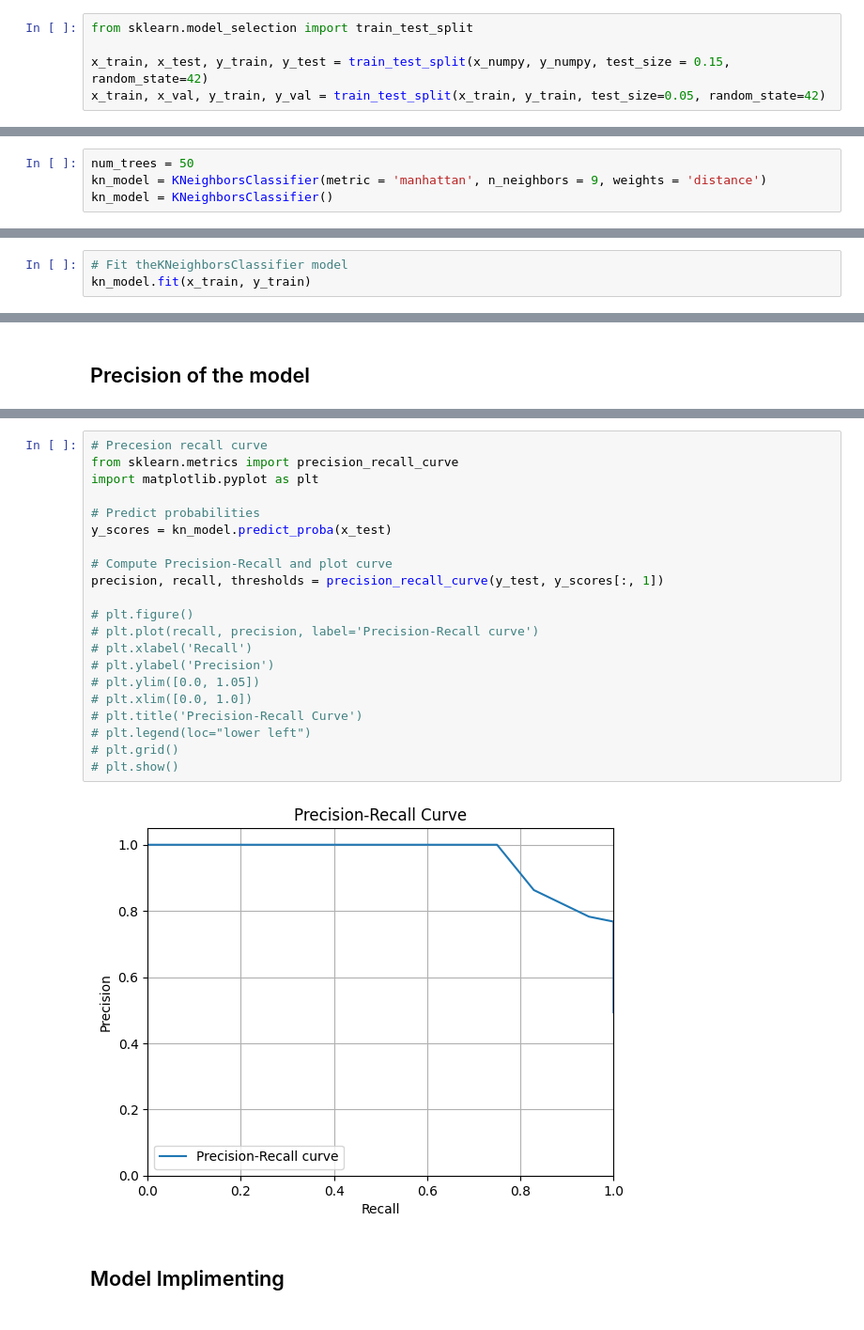
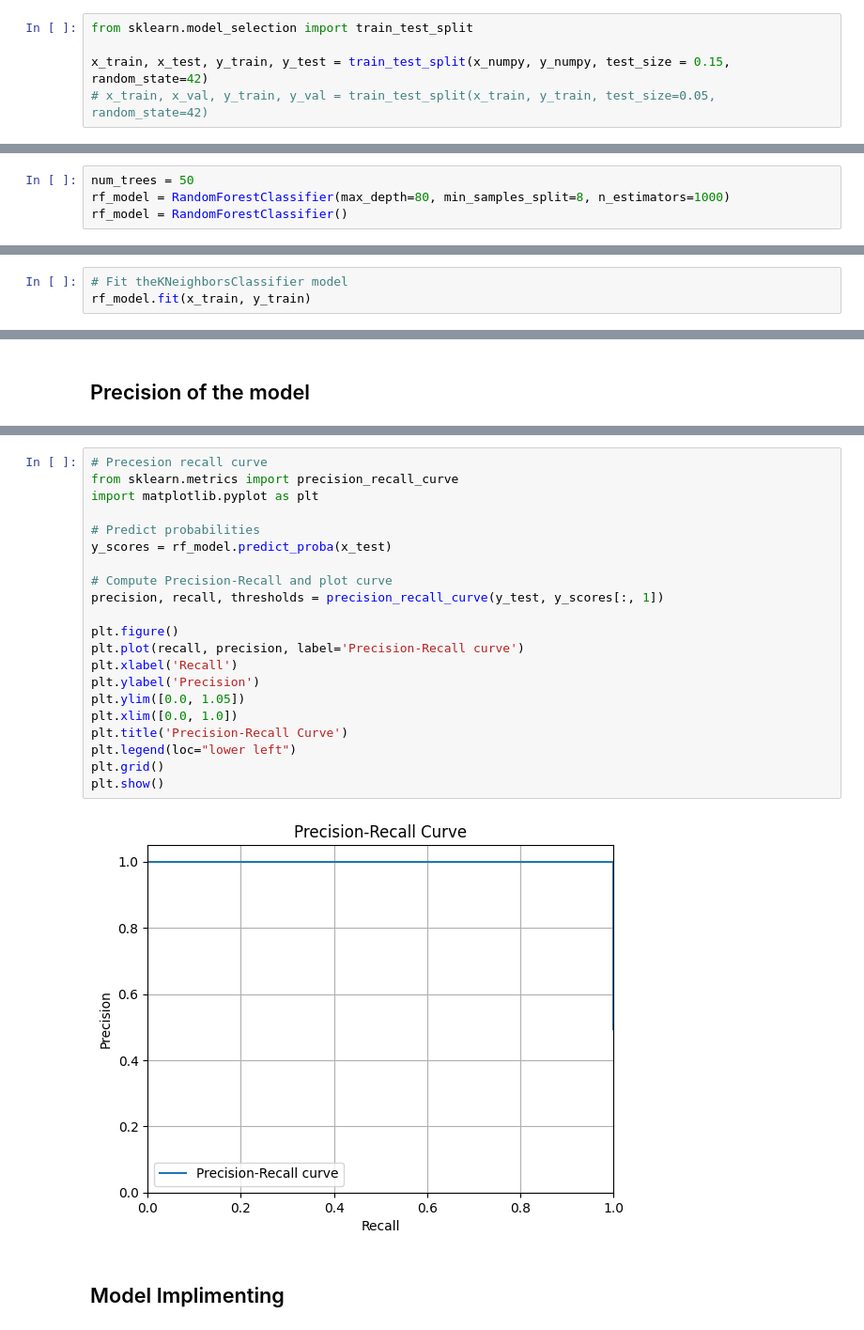
Before and after one commit to Bubu02/Heart_Disease_Recognition_Model, a Jupyter notebook: Heart Disease Prediction.ipynb, the cells around one changed output, grey strips where cells are left out. Shown at 94% size. Drawn from its saved outputs; the diff is of its cells as text.

```diff
--- a/Heart Disease Prediction.ipynb
+++ b/Heart Disease Prediction.ipynb
@@ -179,7 +169,7 @@ print(type(y_numpy))
 from sklearn.model_selection import train_test_split
 
 x_train, x_test, y_train, y_test = train_test_split(x_numpy, y_numpy, test_size = 0.15, random_state=42)
-x_train, x_val, y_train, y_val = train_test_split(x_train, y_train, test_size=0.05, random_state=42)
+# x_train, x_val, y_train, y_val = train_test_split(x_train, y_train, test_size=0.05, random_state=42)
 # %%
 print(y_train)
 print(x_train)
@@ -295,10 +285,10 @@ print (clf.best_params_)
 # %%
 num_trees = 50
-kn_model = KNeighborsClassifier(metric = 'manhattan', n_neighbors = 9, weights = 'distance')
-kn_model = KNeighborsClassifier()
+rf_model = RandomForestClassifier(max_depth=80, min_samples_split=8, n_estimators=1000)
+rf_model = RandomForestClassifier()
 # %% [markdown]
 ## Model Training
 # %%
 # Fit theKNeighborsClassifier model
-kn_model.fit(x_train, y_train)
+rf_model.fit(x_train, y_train)
 # %% [output]
@@ -396,26 +384,26 @@ F1: 0.8505547890124312
 # %%
 # Precesion recall curve
 from sklearn.metrics import precision_recall_curve
 import matplotlib.pyplot as plt
 
 # Predict probabilities
-y_scores = kn_model.predict_proba(x_test)
+y_scores = rf_model.predict_proba(x_test)
 
 # Compute Precision-Recall and plot curve
 precision, recall, thresholds = precision_recall_curve(y_test, y_scores[:, 1])
 
-# plt.figure()
-# plt.plot(recall, precision, label='Precision-Recall curve')
-# plt.xlabel('Recall')
-# plt.ylabel('Precision')
-# plt.ylim([0.0, 1.05])
-# plt.xlim([0.0, 1.0])
-# plt.title('Precision-Recall Curve')
-# plt.legend(loc="lower left")
-# plt.grid()
-# plt.show()
+plt.figure()
+plt.plot(recall, precision, label='Precision-Recall curve')
+plt.xlabel('Recall')
+plt.ylabel('Precision')
+plt.ylim([0.0, 1.05])
+plt.xlim([0.0, 1.0])
+plt.title('Precision-Recall Curve')
+plt.legend(loc="lower left")
+plt.grid()
+plt.show()
 # %% [output]
-[figure, old version]
+[figure, new version]
 # %% [markdown]
 ## Model Implimenting
 # %%
```
Also changed, not shown: parts of 14 cells of this notebook.
